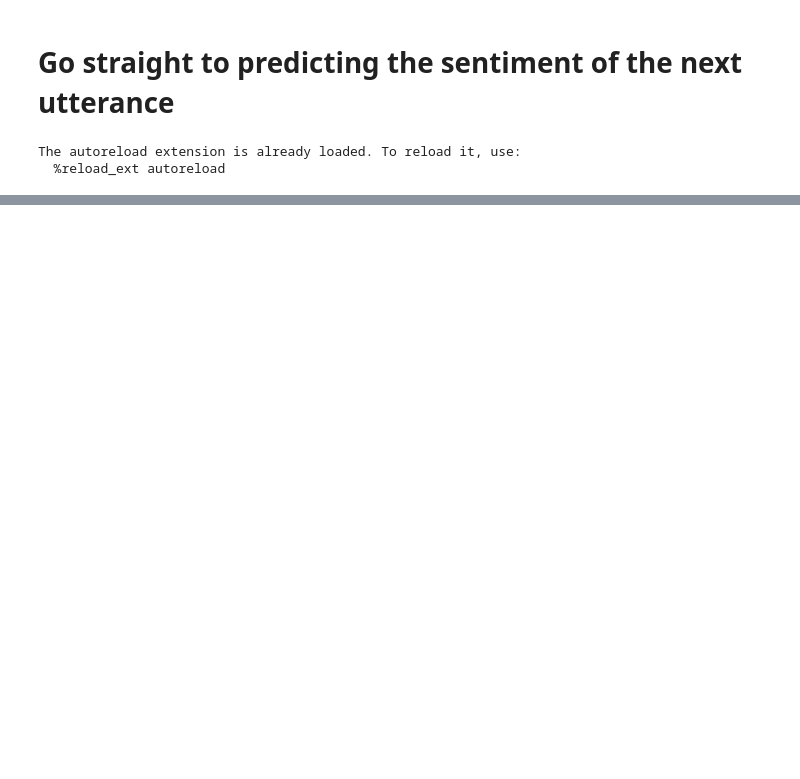
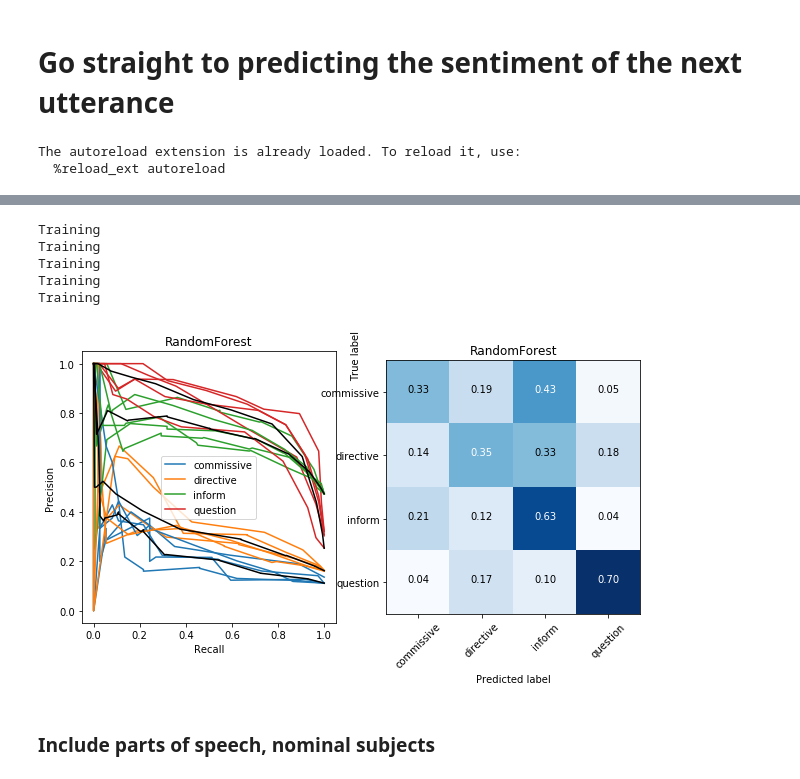
Before and after one commit to Ryanglambert/chatty, a Jupyter notebook: research/daily_dialogue/Predict_Next_Utterance_Sentiment.ipynb, the cells around one changed output, grey strips where cells are left out. Cells and saved outputs as stored; diff of their text form; code cells hidden in the pictures; blank space fills up the shorter version.

```diff
--- a/research/daily_dialogue/Predict_Next_Utterance_Sentiment.ipynb
+++ b/research/daily_dialogue/Predict_Next_Utterance_Sentiment.ipynb
@@ -45,0 +43,31 @@ plot.plot_confusion_matrix(cm, le.classes_, normalize=True, title=title);
+# %%
+ACT_MASK = train['act'].notnull() & train['has_question_mark_t-1'].notnull()
+
+assert train['act'][train['act'].notnull()].shape[0] \
+      == train_vecs[train['act'].notnull()].shape[0]
+
+TRAIN_MASK = ['first_utterance',
+              'subjectivity',
+              'utter_len',
+              'has_question_mark',
+              'has_question_mark_t-1']
+
+X = np.concatenate((train_vecs,
+                    train[TRAIN_MASK].values),
+                   axis=1)[ACT_MASK]
+y = train['act'][ACT_MASK]
+# %%
+results = data.cv_stratified_shuffle(X[::50], y[::50],
+                                     RandomForestClassifier(n_jobs=-1),
+                                     splits=5,
+                                     upsample='SMOTE')
+# %% [output]
+Training
+Training
+Training
+Training
+Training
+# %%
+plot.plot_prec_rec(results, "RandomForest", normalize_confusion_matrix=True)
+# %% [output]
+[figure, added]
@@ -45,0 +79,2 @@ plot.plot_confusion_matrix(cm, le.classes_, normalize=True, title=title);
+# %% [markdown]
+### Include parts of speech, nominal subjects
```
Also changed, not shown: parts of 17 cells of this notebook, 1 other file.
